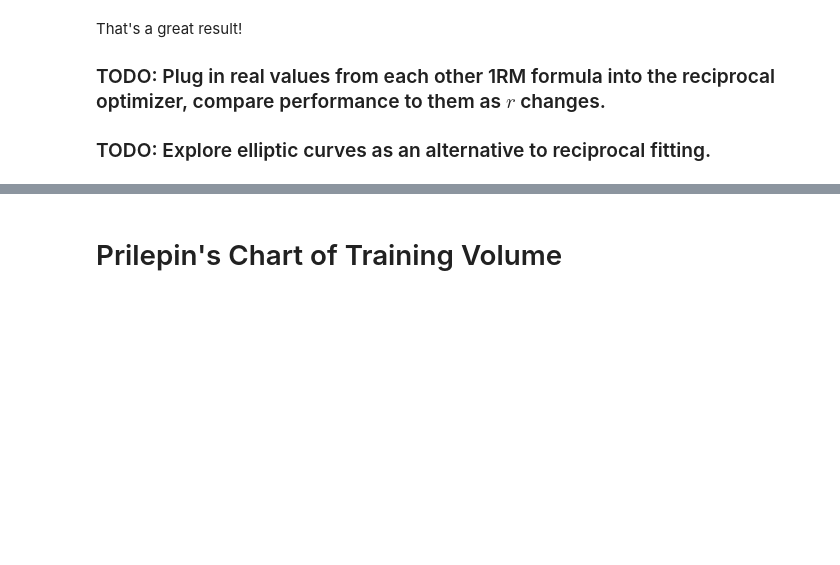
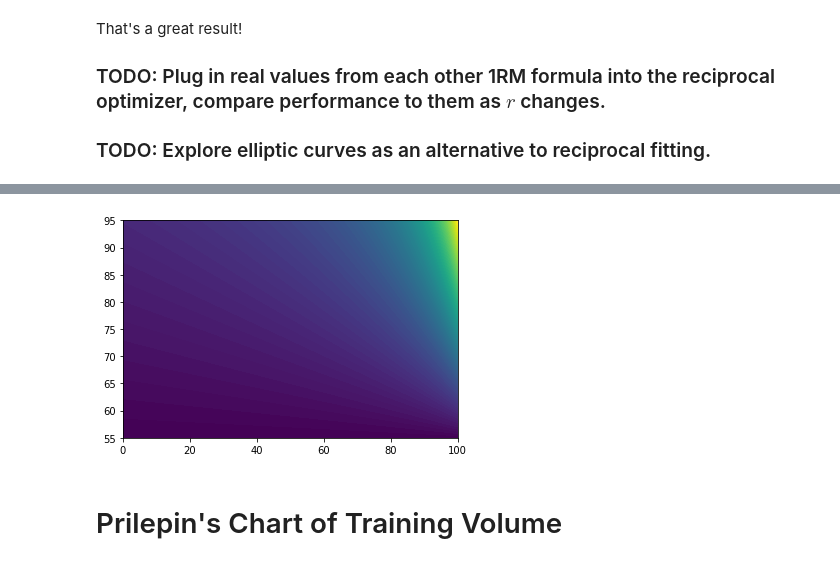
Before and after one commit to hinsley/colabs, a Jupyter notebook: Training_Parameterization.ipynb, the cells around one changed output, grey strips where cells are left out. Drawn from its saved outputs; the diff is of its cells as text; code cells hidden in the pictures; blank space fills up the shorter version.

Commit message:
Add preliminary section on INOL/HNFM

```diff
--- a/Training_Parameterization.ipynb
+++ b/Training_Parameterization.ipynb
@@ -326,3 +338,31 @@ That's a great result!
+# %%
+def INOL(reps: int, intensity: float) -> float:
+  # Only calculates INOL for one set. Simply sum multiple results to get overall
+  # INOL across sets.
+  try:
+    return reps / (100 - intensity)
+  except ZeroDivisionError:
+    return float("inf")
+
+def HNFM(reps: int, intensity: float) -> float:
+  # Only calculates HNFM for one set. Simply sum multiple results to get overall
+  # HNFM across sets.
+  try:
+    return reps * ((100 / (100 - intensity)) ** 2)
+  except ZeroDivisionError:
+    return float("inf")
+
+# TODO: Scrap this bit, use the SymPy equation format and just show curves for
+# INOL and HNFM.
+INOL_x = np.linspace(0, 100, 100)
+INOL_y = np.linspace(55, 95, 100)
+INOL_z = np.array([INOL(i, j) for i in INOL_x for j in INOL_y])
+INOL_X, INOL_Y = np.meshgrid(INOL_x, INOL_y)
+INOL_Z = INOL_z.reshape(100, 100)
+plt.contourf(INOL_X, INOL_Y, INOL_Z, 100)
+plt.show()
+# %% [output]
+[figure, added]
 # %% [markdown]
 # Prilepin's Chart of Training Volume
 # %%
```
Also changed, not shown: parts of 2 cells of this notebook.
